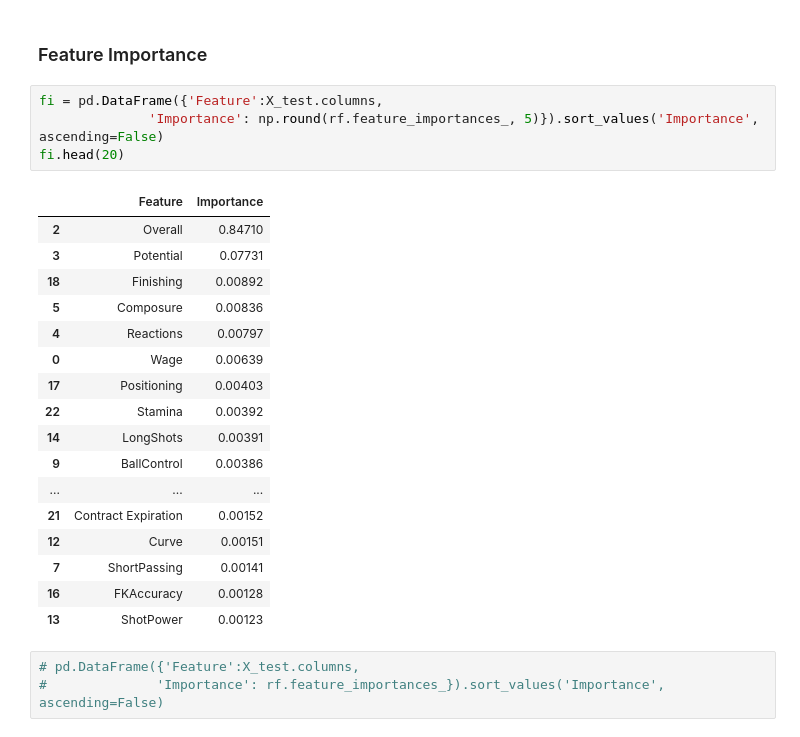
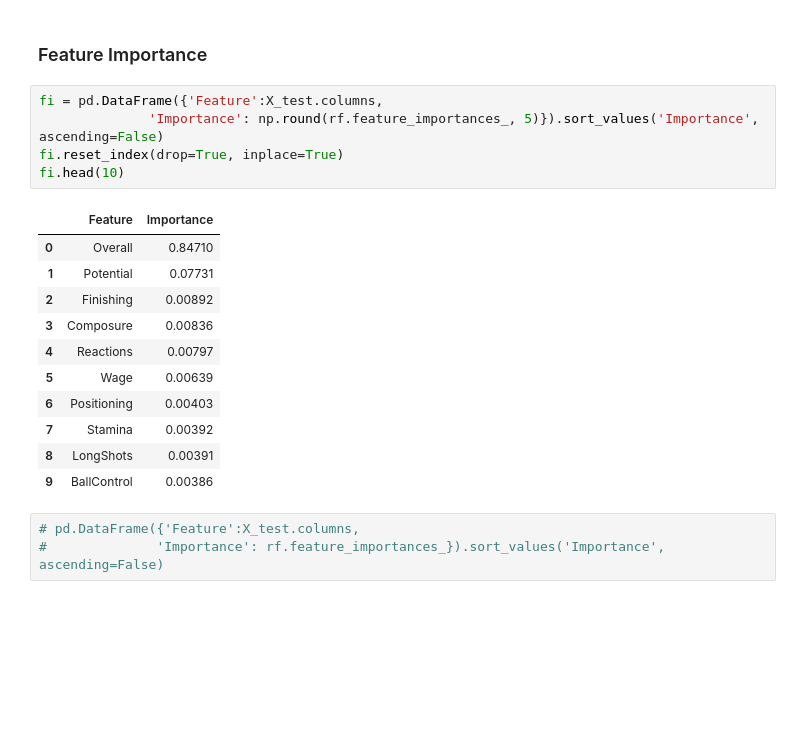
Before and after one commit to edwardedishire/Capstone-Project, a Jupyter notebook: code/(2) Modeling.ipynb, the cells around one changed output. Cells and saved outputs as stored; diff of their text form; blank space fills up the shorter version.

```diff
--- a/code/(2) Modeling.ipynb
+++ b/code/(2) Modeling.ipynb
@@ -874,25 +836,20 @@ Text(0.5, 1.0, 'Residuals vs Predictions')
 # %%
 fi = pd.DataFrame({'Feature':X_test.columns,
               'Importance': np.round(rf.feature_importances_, 5)}).sort_values('Importance', ascending=False)
-fi.head(20)
+fi.reset_index(drop=True, inplace=True)
+fi.head(10)
 # %% [output]
 |  | Feature | Importance |
-| 2 | Overall | 0.84710 |
-| 3 | Potential | 0.07731 |
-| 18 | Finishing | 0.00892 |
-| 5 | Composure | 0.00836 |
+| 0 | Overall | 0.84710 |
+| 1 | Potential | 0.07731 |
+| 2 | Finishing | 0.00892 |
+| 3 | Composure | 0.00836 |
 | 4 | Reactions | 0.00797 |
-| 0 | Wage | 0.00639 |
-| 17 | Positioning | 0.00403 |
-| 22 | Stamina | 0.00392 |
-| 14 | LongShots | 0.00391 |
+| 5 | Wage | 0.00639 |
+| 6 | Positioning | 0.00403 |
+| 7 | Stamina | 0.00392 |
+| 8 | LongShots | 0.00391 |
 | 9 | BallControl | 0.00386 |
-| ... | ... | ... |
-| 21 | Contract Expiration | 0.00152 |
-| 12 | Curve | 0.00151 |
-| 7 | ShortPassing | 0.00141 |
-| 16 | FKAccuracy | 0.00128 |
-| 13 | ShotPower | 0.00123 |
 # %%
 # pd.DataFrame({'Feature':X_test.columns,
 #              'Importance': rf.feature_importances_}).sort_values('Importance', ascending=False)
```
Also changed, not shown: parts of 15 cells of this notebook.
